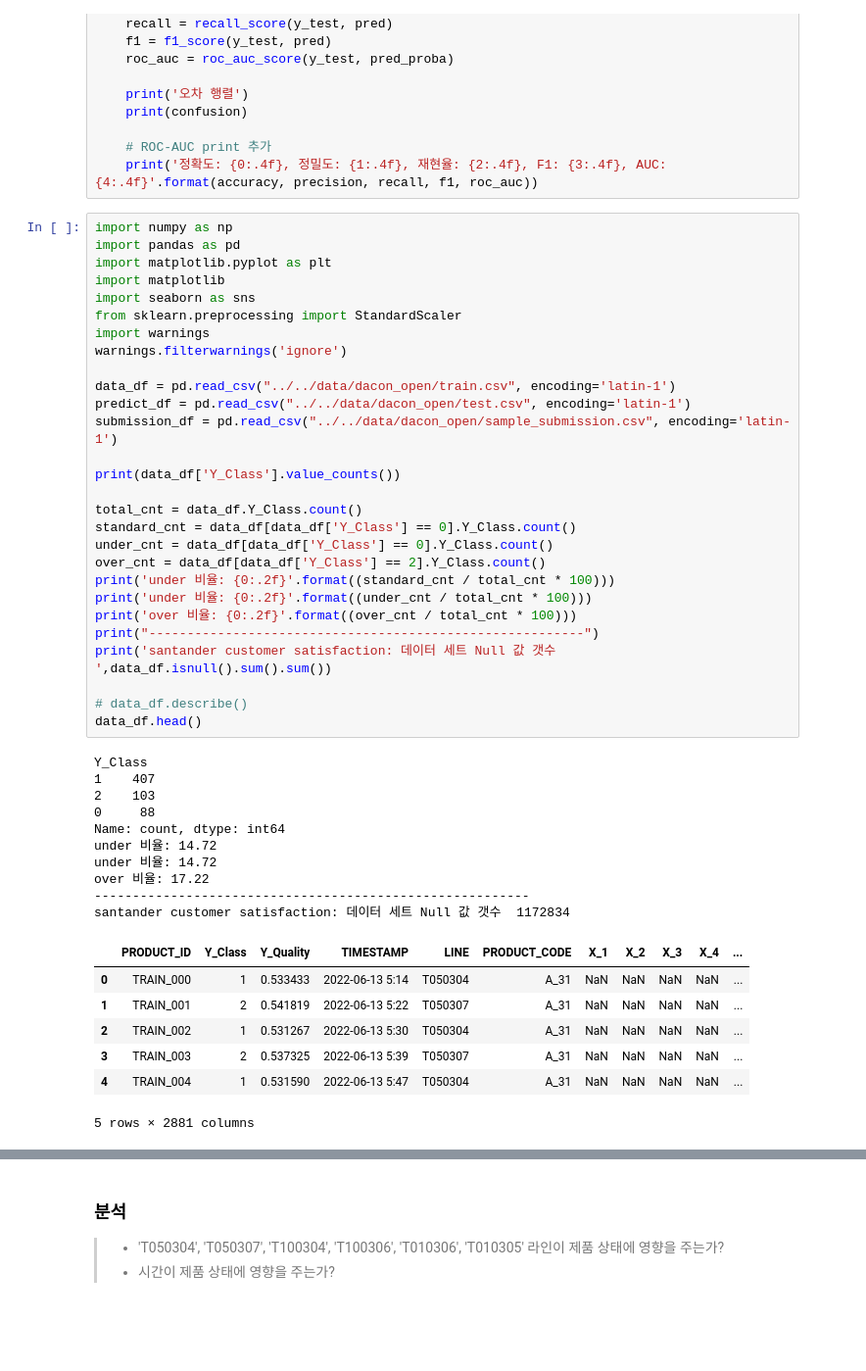
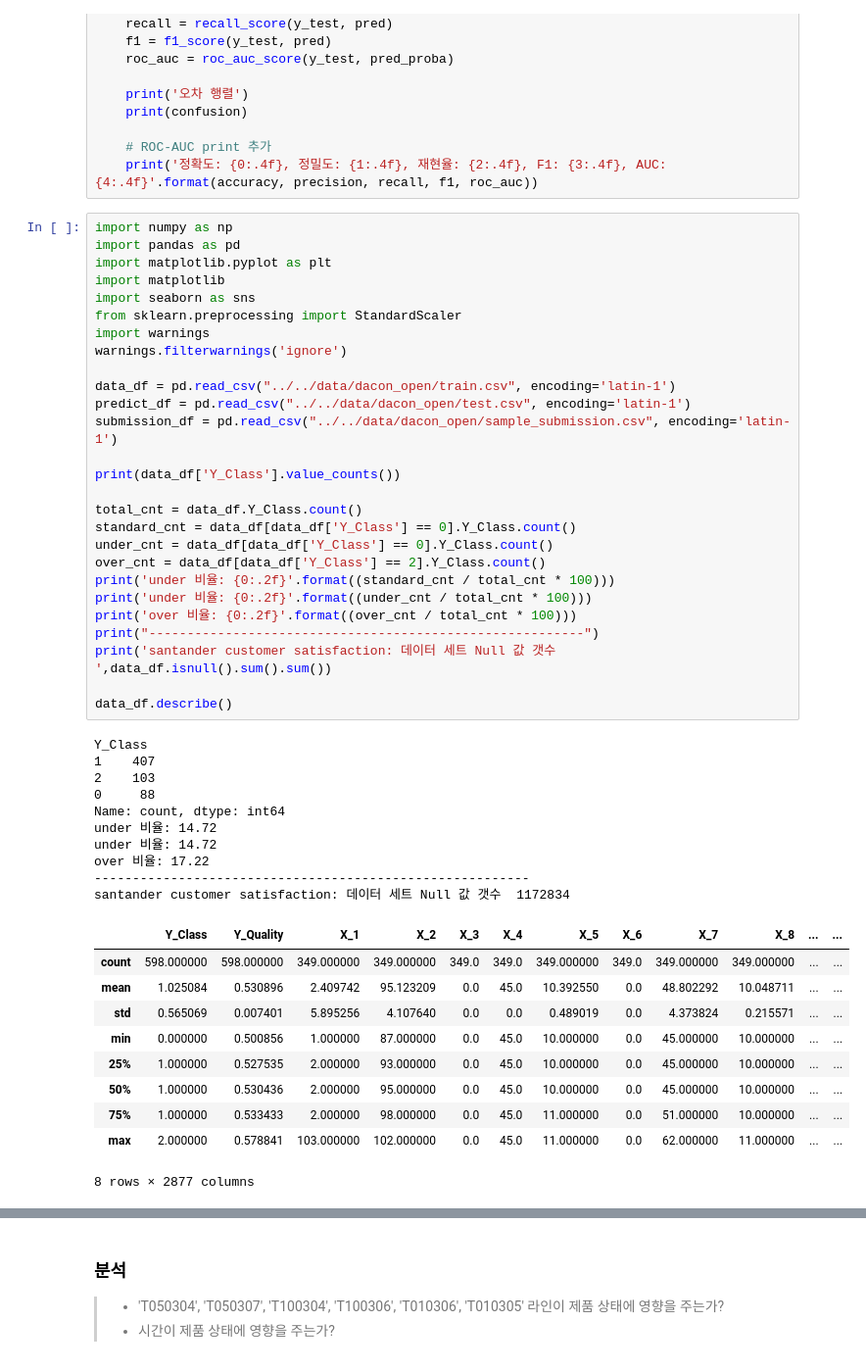
Before and after one commit to jangtaehun/dacon_study, a Jupyter notebook: 2023_smart_factory/2023.ipynb, the cells around one changed output, grey strips where cells are left out. Shown at 98% size. Cells and saved outputs as stored; diff of their text form; blank space fills up the shorter version.

```diff
--- a/2023_smart_factory/2023.ipynb
+++ b/2023_smart_factory/2023.ipynb
@@ -43,39 +43,41 @@ from sklearn.preprocessing import StandardScaler
 import warnings
 warnings.filterwarnings('ignore')
 
 data_df = pd.read_csv("../../data/dacon_open/train.csv", encoding='latin-1')
 predict_df = pd.read_csv("../../data/dacon_open/test.csv", encoding='latin-1')
 submission_df = pd.read_csv("../../data/dacon_open/sample_submission.csv", encoding='latin-1')
 
 print(data_df['Y_Class'].value_counts())
 
 total_cnt = data_df.Y_Class.count()
 standard_cnt = data_df[data_df['Y_Class'] == 0].Y_Class.count()
 under_cnt = data_df[data_df['Y_Class'] == 0].Y_Class.count()
 over_cnt = data_df[data_df['Y_Class'] == 2].Y_Class.count()
 print('under 비율: {0:.2f}'.format((standard_cnt / total_cnt * 100)))
 print('under 비율: {0:.2f}'.format((under_cnt / total_cnt * 100)))
 print('over 비율: {0:.2f}'.format((over_cnt / total_cnt * 100)))
 print("---------------------------------------------------------")
 print('santander customer satisfaction: 데이터 세트 Null 값 갯수 ',data_df.isnull().sum().sum())
 
-# data_df.describe()
-data_df.head()
+data_df.describe()
 # %% [output]
 Y_Class
 1    407
 2    103
 0     88
 Name: count, dtype: int64
 under 비율: 14.72
 under 비율: 14.72
 over 비율: 17.22
 ---------------------------------------------------------
 santander customer satisfaction: 데이터 세트 Null 값 갯수  1172834
-|  | PRODUCT_ID | Y_Class | Y_Quality | TIMESTAMP | LINE | PRODUCT_CODE | X_1 | X_2 | X_3 | X_4 | ... |
-| 0 | TRAIN_000 | 1 | 0.533433 | 2022-06-13 5:14 | T050304 | A_31 | NaN | NaN | NaN | NaN | ... |
-| 1 | TRAIN_001 | 2 | 0.541819 | 2022-06-13 5:22 | T050307 | A_31 | NaN | NaN | NaN | NaN | ... |
-| 2 | TRAIN_002 | 1 | 0.531267 | 2022-06-13 5:30 | T050304 | A_31 | NaN | NaN | NaN | NaN | ... |
-| 3 | TRAIN_003 | 2 | 0.537325 | 2022-06-13 5:39 | T050307 | A_31 | NaN | NaN | NaN | NaN | ... |
-| 4 | TRAIN_004 | 1 | 0.531590 | 2022-06-13 5:47 | T050304 | A_31 | NaN | NaN | NaN | NaN | ... |
+|  | Y_Class | Y_Quality | X_1 | X_2 | X_3 | X_4 | X_5 | X_6 | X_7 | X_8 | ... | ... |
+| count | 598.000000 | 598.000000 | 349.000000 | 349.000000 | 349.0 | 349.0 | 349.000000 | 349.0 | 349.000000 | 349.000000 | ... | ... |
+| mean | 1.025084 | 0.530896 | 2.409742 | 95.123209 | 0.0 | 45.0 | 10.392550 | 0.0 | 48.802292 | 10.048711 | ... | ... |
+| std | 0.565069 | 0.007401 | 5.895256 | 4.107640 | 0.0 | 0.0 | 0.489019 | 0.0 | 4.373824 | 0.215571 | ... | ... |
+| min | 0.000000 | 0.500856 | 1.000000 | 87.000000 | 0.0 | 45.0 | 10.000000 | 0.0 | 45.000000 | 10.000000 | ... | ... |
+| 25% | 1.000000 | 0.527535 | 2.000000 | 93.000000 | 0.0 | 45.0 | 10.000000 | 0.0 | 45.000000 | 10.000000 | ... | ... |
+| 50% | 1.000000 | 0.530436 | 2.000000 | 95.000000 | 0.0 | 45.0 | 10.000000 | 0.0 | 45.000000 | 10.000000 | ... | ... |
+| 75% | 1.000000 | 0.533433 | 2.000000 | 98.000000 | 0.0 | 45.0 | 11.000000 | 0.0 | 51.000000 | 10.000000 | ... | ... |
+| max | 2.000000 | 0.578841 | 103.000000 | 102.000000 | 0.0 | 45.0 | 11.000000 | 0.0 | 62.000000 | 11.000000 | ... | ... |
-5 rows × 2881 columns
+8 rows × 2877 columns
```
Also changed, not shown: parts of 18 cells of this notebook.
